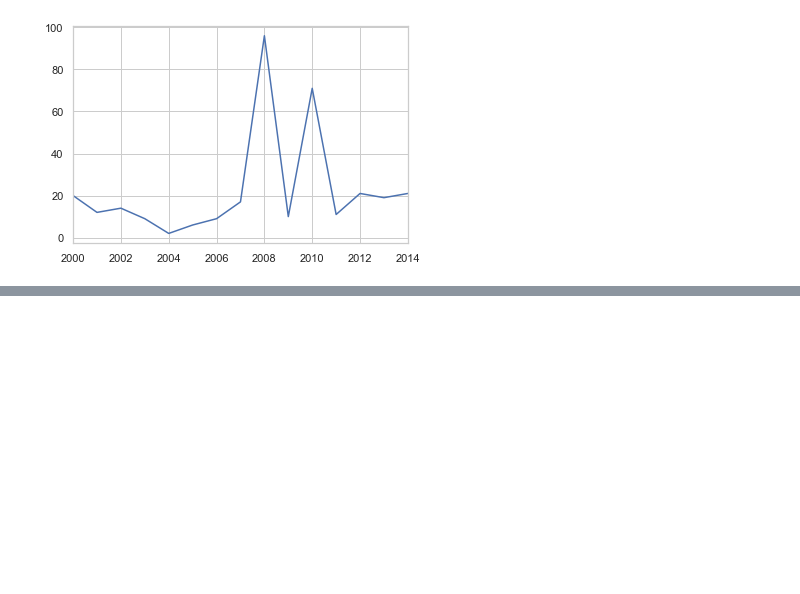
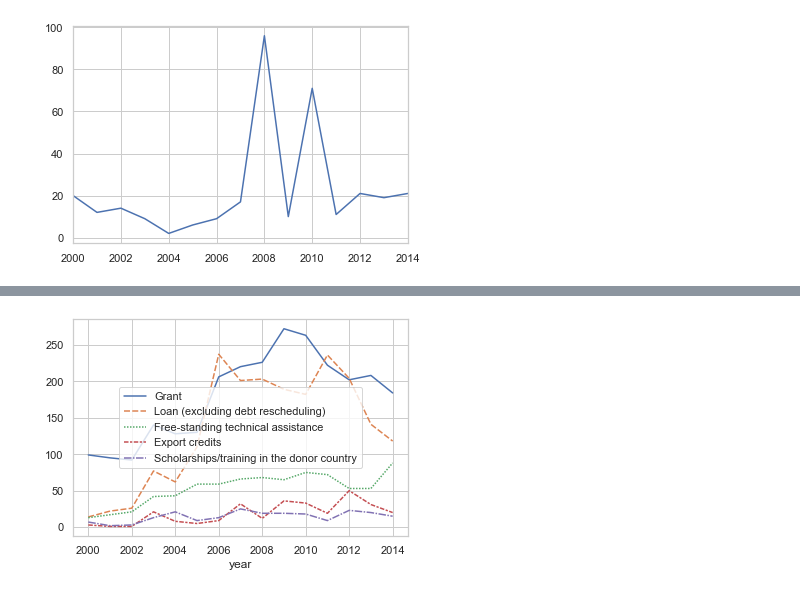
Before and after one commit to tongxuCai/datastudio, a Jupyter notebook: 2-cninvestment/2-cninvestment.ipynb, the cells around one changed output, grey strips where cells are left out. Drawn from its saved outputs; the diff is of its cells as text; code cells hidden in the pictures; blank space fills up the shorter version.

```diff
--- a/2-cninvestment/2-cninvestment.ipynb
+++ b/2-cninvestment/2-cninvestment.ipynb
@@ -310,0 +368,7 @@ plt.savefig('t-byyear.pdf')
+# %%
+crosstab = pd.crosstab(df.year, df.flow)
+selected = crosstab[["Grant","Loan (excluding debt rescheduling)","Free-standing technical assistance", "Export credits","Scholarships/training in the donor country"]]
+sns.lineplot(data=selected)
+plt.savefig('flow-year.svg')
+# %% [output]
+[figure, added]
```
Also changed, not shown: parts of 13 cells of this notebook, 19 other files.
